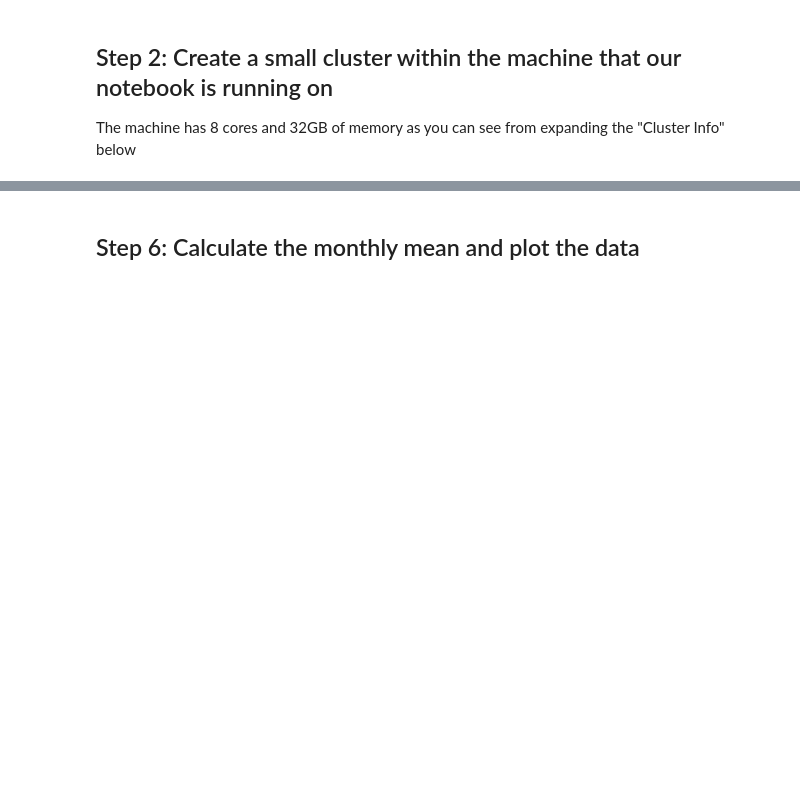
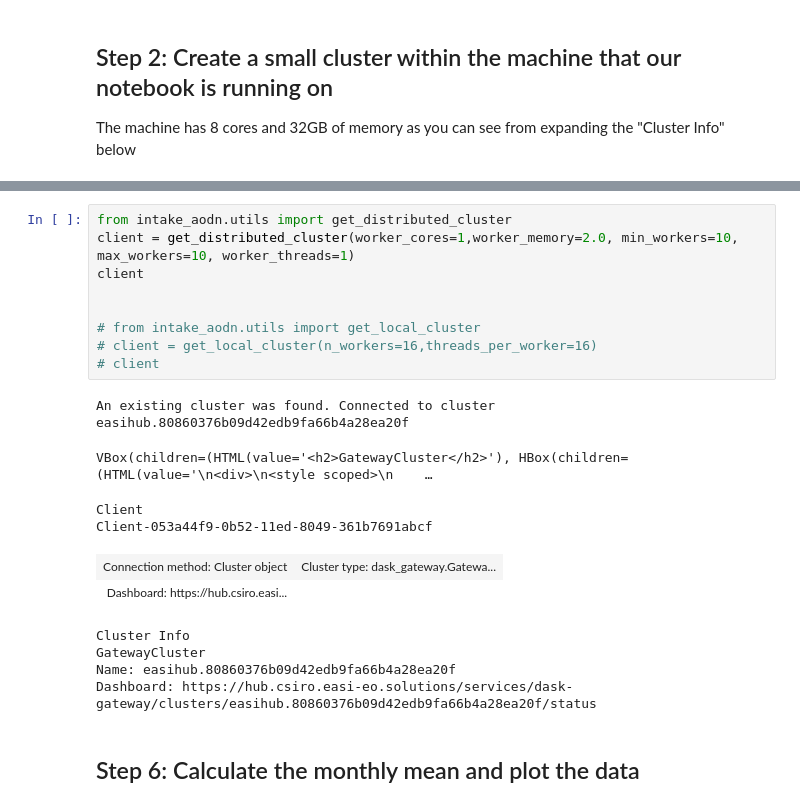
Before and after one commit to IOMRC/intake-aodn, a Jupyter notebook: notebooks/intake_usage/3_Monthly_Mean.ipynb, the cells around one changed output, grey strips where cells are left out. Cells and saved outputs as stored; diff of their text form; blank space fills up the shorter version.

```diff
--- a/notebooks/intake_usage/3_Monthly_Mean.ipynb
+++ b/notebooks/intake_usage/3_Monthly_Mean.ipynb
@@ -71,2 +53,22 @@ Data variables:
+# %%
+from intake_aodn.utils import get_distributed_cluster
+client = get_distributed_cluster(worker_cores=1,worker_memory=2.0, min_workers=10, max_workers=10, worker_threads=1)
+client
+
+
+# from intake_aodn.utils import get_local_cluster
+# client = get_local_cluster(n_workers=16,threads_per_worker=16)
+# client
+# %% [output]
+An existing cluster was found. Connected to cluster easihub.80860376b09d42edb9fa66b4a28ea20f
+VBox(children=(HTML(value='<h2>GatewayCluster</h2>'), HBox(children=(HTML(value='\n<div>\n<style scoped>\n    …
+Client
+Client-053a44f9-0b52-11ed-8049-361b7691abcf
+| Connection method: Cluster object | Cluster type: dask_gateway.Gatewa... |
+| Dashboard: https://hub.csiro.easi... |  |
+Cluster Info
+GatewayCluster
+Name: easihub.80860376b09d42edb9fa66b4a28ea20f
+Dashboard: https://hub.csiro.easi-eo.solutions/services/dask-gateway/clusters/easihub.80860376b09d42edb9fa66b4a28ea20f/status
 # %% [markdown]
 ## Step 6: Calculate the monthly mean and plot the data
```
Also changed, not shown: parts of 12 cells of this notebook, 21 other files.
